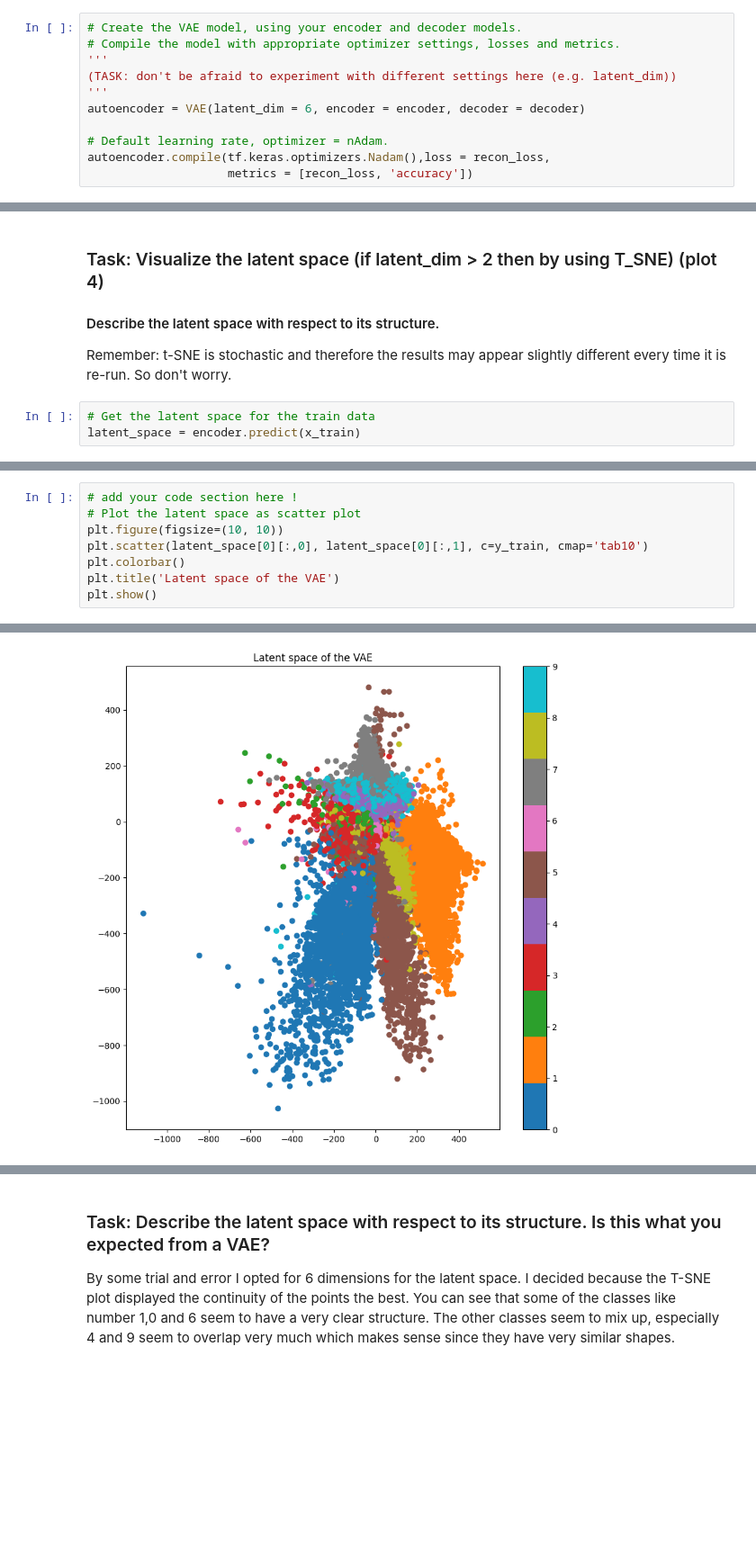
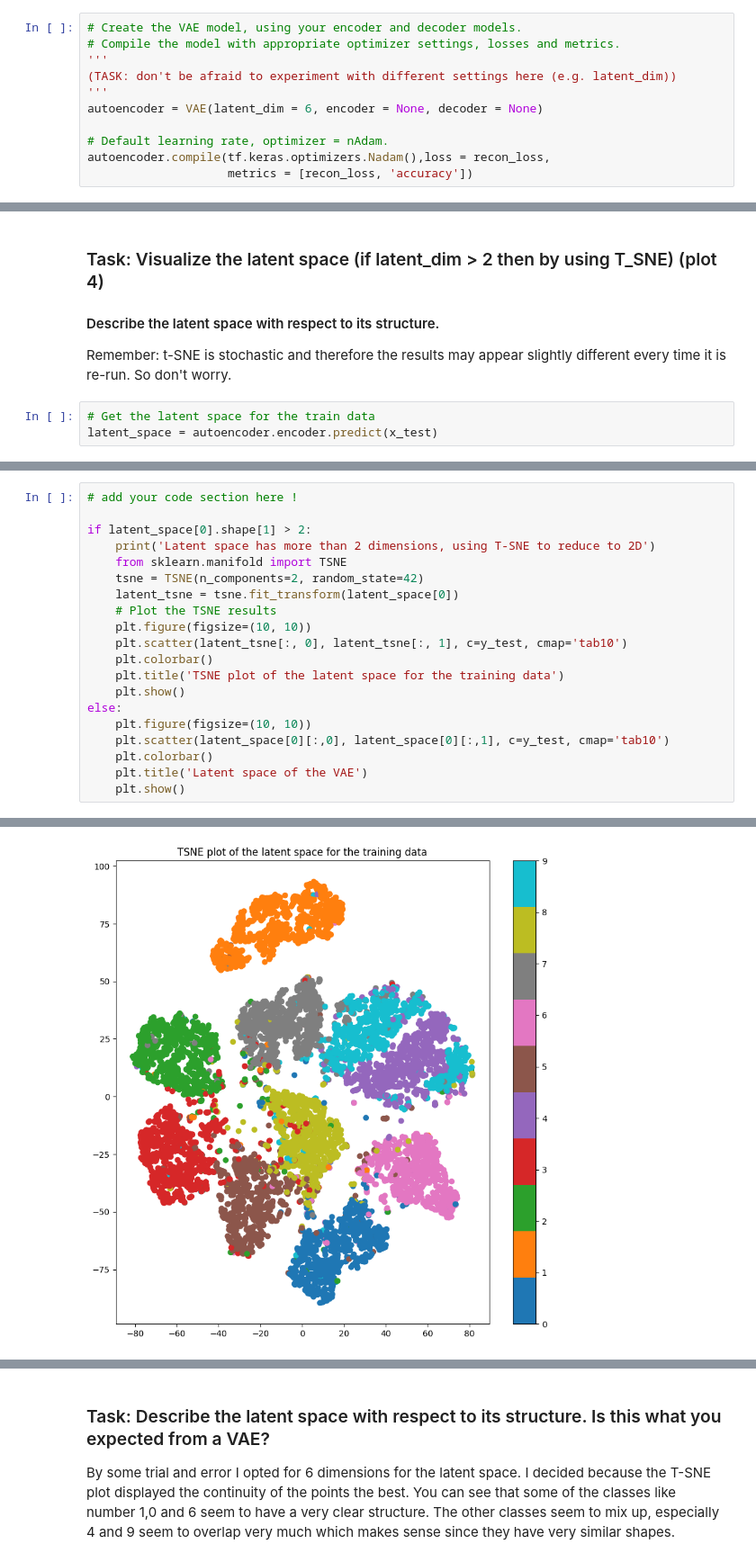
Before and after one commit to MaxHam/AML, a Jupyter notebook: Ex7.VariationalAutoEncoder.ipynb, the cells around one changed output, grey strips where cells are left out. Shown: that part at 90% size. Cells and saved outputs as stored; diff of their text form; blank space fills up the shorter version.

```diff
--- a/Ex7.VariationalAutoEncoder.ipynb
+++ b/Ex7.VariationalAutoEncoder.ipynb
@@ -244,7 +278,7 @@ def recon_loss(y_true, y_pred):
 '''
 (TASK: don't be afraid to experiment with different settings here (e.g. latent_dim))
 '''
-autoencoder = VAE(latent_dim = 6, encoder = encoder, decoder = decoder)
+autoencoder = VAE(latent_dim = 6, encoder = None, decoder = None)
 
 # Default learning rate, optimizer = nAdam.
 autoencoder.compile(tf.keras.optimizers.Nadam(),loss = recon_loss,
@@ -385,5 +419,5 @@ plt.show()
 Remember: t-SNE is stochastic and therefore the results may appear slightly different every time it is re-run. So don't worry.
 # %%
 # Get the latent space for the train data
-latent_space = encoder.predict(x_train)
+latent_space = autoencoder.encoder.predict(x_test)
 # %% [output]
@@ -391,9 +425,21 @@ latent_space = encoder.predict(x_train)
 # %%
 # add your code section here !
-# Plot the latent space as scatter plot
-plt.figure(figsize=(10, 10))
-plt.scatter(latent_space[0][:,0], latent_space[0][:,1], c=y_train, cmap='tab10')
-plt.colorbar()
-plt.title('Latent space of the VAE')
-plt.show()
+
+if latent_space[0].shape[1] > 2:
+    print('Latent space has more than 2 dimensions, using T-SNE to reduce to 2D')
+    from sklearn.manifold import TSNE
+    tsne = TSNE(n_components=2, random_state=42)
+    latent_tsne = tsne.fit_transform(latent_space[0])
+    # Plot the TSNE results
+    plt.figure(figsize=(10, 10))
+    plt.scatter(latent_tsne[:, 0], latent_tsne[:, 1], c=y_test, cmap='tab10')
+    plt.colorbar()
+    plt.title('TSNE plot of the latent space for the training data')
+    plt.show()
+else:
+    plt.figure(figsize=(10, 10))
+    plt.scatter(latent_space[0][:,0], latent_space[0][:,1], c=y_test, cmap='tab10')
+    plt.colorbar()
+    plt.title('Latent space of the VAE')
+    plt.show()
 # %% [output]
@@ -400 +447 @@ plt.show()
-[figure, old version]
+[figure, new version]
```
Also changed, not shown: parts of 10 cells of this notebook, 2 other files.
